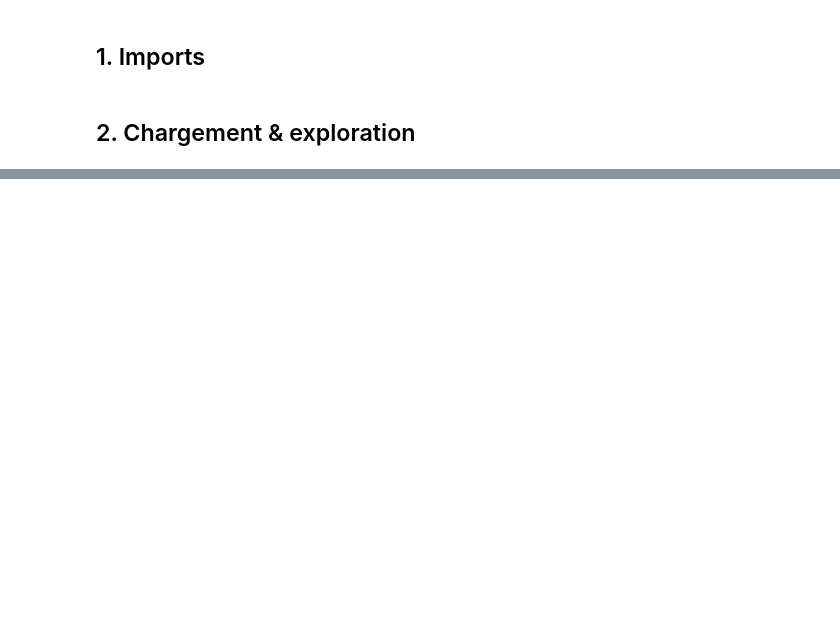
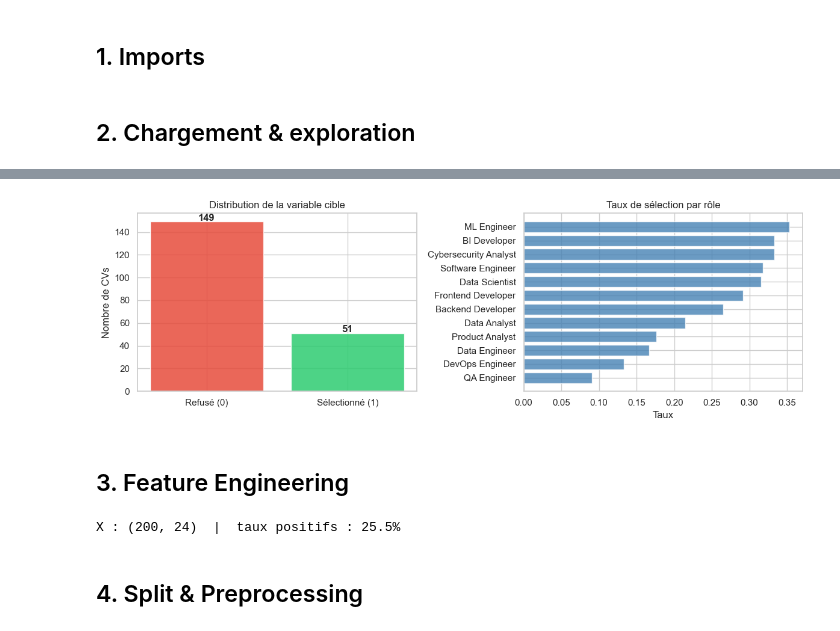
Before and after one commit to dlz-dev/CVision, a Jupyter notebook: backend/notebooks/classification_cv_V2.ipynb, the cells around one changed output, grey strips where cells are left out. Cells and saved outputs as stored; diff of their text form; code cells hidden in the pictures; blank space fills up the shorter version.

```diff
--- a/backend/notebooks/classification_cv_V2.ipynb
+++ b/backend/notebooks/classification_cv_V2.ipynb
@@ -724,0 +75,65 @@ Gradient Boosting       0.10      0.391     0.9  0.441    0.663  0.364  ❌ Trop
+# %%
+fig, axes = plt.subplots(1, 2, figsize=(12, 4))
+
+# Distribution de la variable cible
+counts = df['passed_next_stage'].value_counts()
+axes[0].bar(['Refusé (0)', 'Sélectionné (1)'], counts.values,
+            color=['#e74c3c', '#2ecc71'], alpha=0.85, edgecolor='white')
+axes[0].set_title('Distribution de la variable cible')
+axes[0].set_ylabel('Nombre de CVs')
+for i, v in enumerate(counts.values):
+    axes[0].text(i, v + 1, str(v), ha='center', fontweight='bold')
+
+# Taux de sélection par rôle
+role_rate = df.groupby('target_role')['passed_next_stage'].mean().sort_values()
+axes[1].barh(role_rate.index, role_rate.values, color='steelblue', alpha=0.8)
+axes[1].set_title('Taux de sélection par rôle')
+axes[1].set_xlabel('Taux')
+
+plt.tight_layout()
+plt.show()
+# %% [output]
+[figure, added]
+# %% [markdown]
+## 3. Feature Engineering
+# %%
+# Durée moyenne d'un gap (résout la colinéarité nb_gaps / total_gap_months)
+df['avg_gap_duration'] = df['total_gap_months'] / (df['nb_gaps'] + 1)
+
+# Part de la carrière passée en gap
+df['gap_ratio'] = df['total_gap_months'] / (
+    df['total_experience_years'] * 12 + df['total_gap_months'] + 1
+)
+
+# Nombre de skills distincts
+df['skills_count'] = df['skills'].fillna('').apply(
+    lambda x: len([s.strip() for s in x.split(',') if s.strip()])
+)
+
+# Nombre de certifications
+df['certif_count'] = df['certifications'].fillna('').apply(
+    lambda x: len([c.strip() for c in x.split(',') if c.strip()])
+)
+df['has_certif'] = (df['certif_count'] > 0).astype(int)
+
+# Définition des features et target
+TARGET    = 'passed_next_stage'
+DROP_COLS = ['cv_id']
+
+NUMERIC_FEATURES = [
+    'distance_ville_haute_km', 'total_experience_years',
+    'gap_ratio', 'education_score',
+    'skills_count', 'certif_count',
+    'lang_fr', 'lang_en', 'lang_de', 'lang_es', 'lang_it', 'lang_other_score_sum',
+]
+CATEGORICAL_FEATURES = ['target_role', 'education_degree', 'education_field']
+TEXT_SKILLS          = 'skills'
+TEXT_CERTIFICATIONS  = 'certifications'
+
+X = df.drop(columns=DROP_COLS + [TARGET])
+y = df[TARGET]
+print(f"X : {X.shape}  |  taux positifs : {y.mean():.1%}")
+# %% [output]
+X : (200, 24)  |  taux positifs : 25.5%
+# %% [markdown]
+## 4. Split & Preprocessing
```
Also changed, not shown: parts of 43 cells of this notebook, 1 other file.
